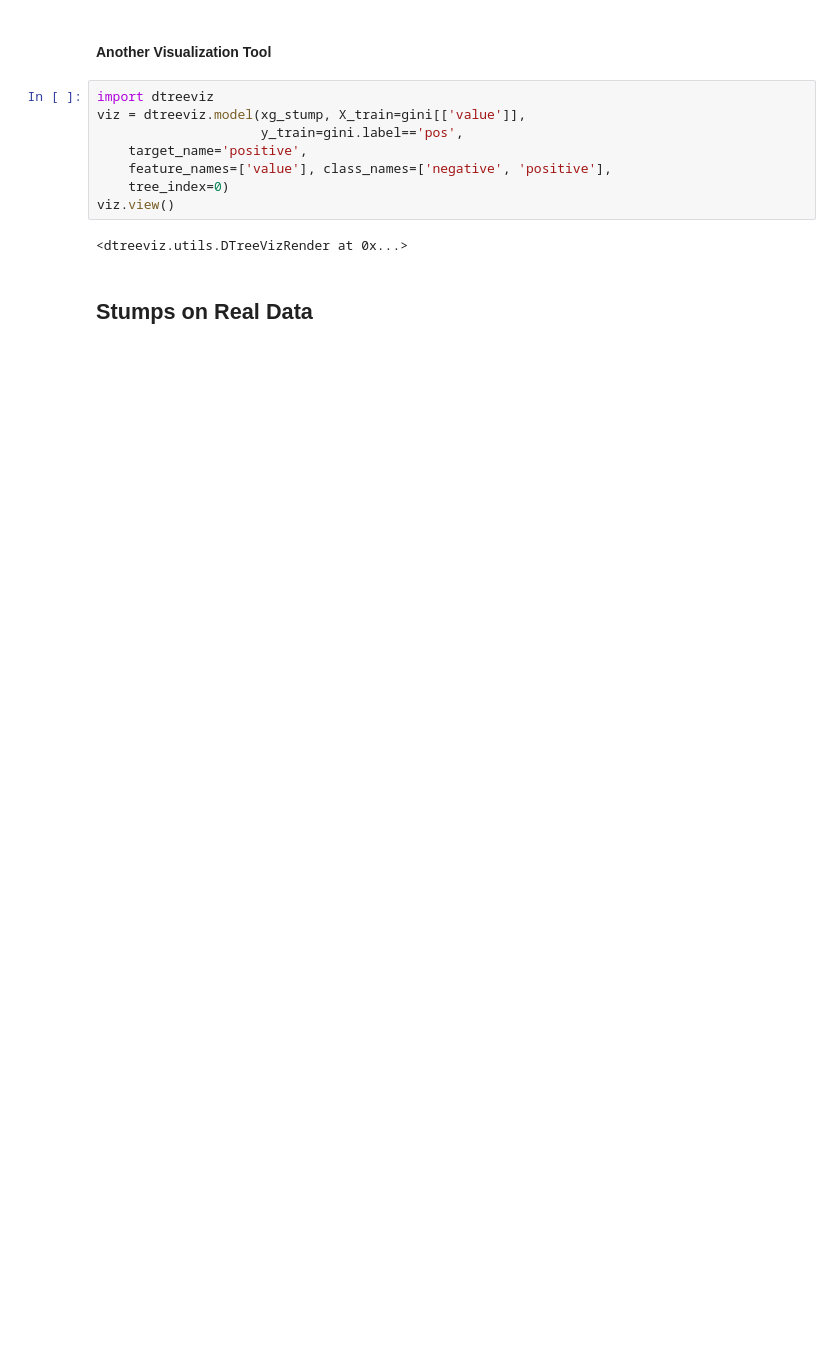
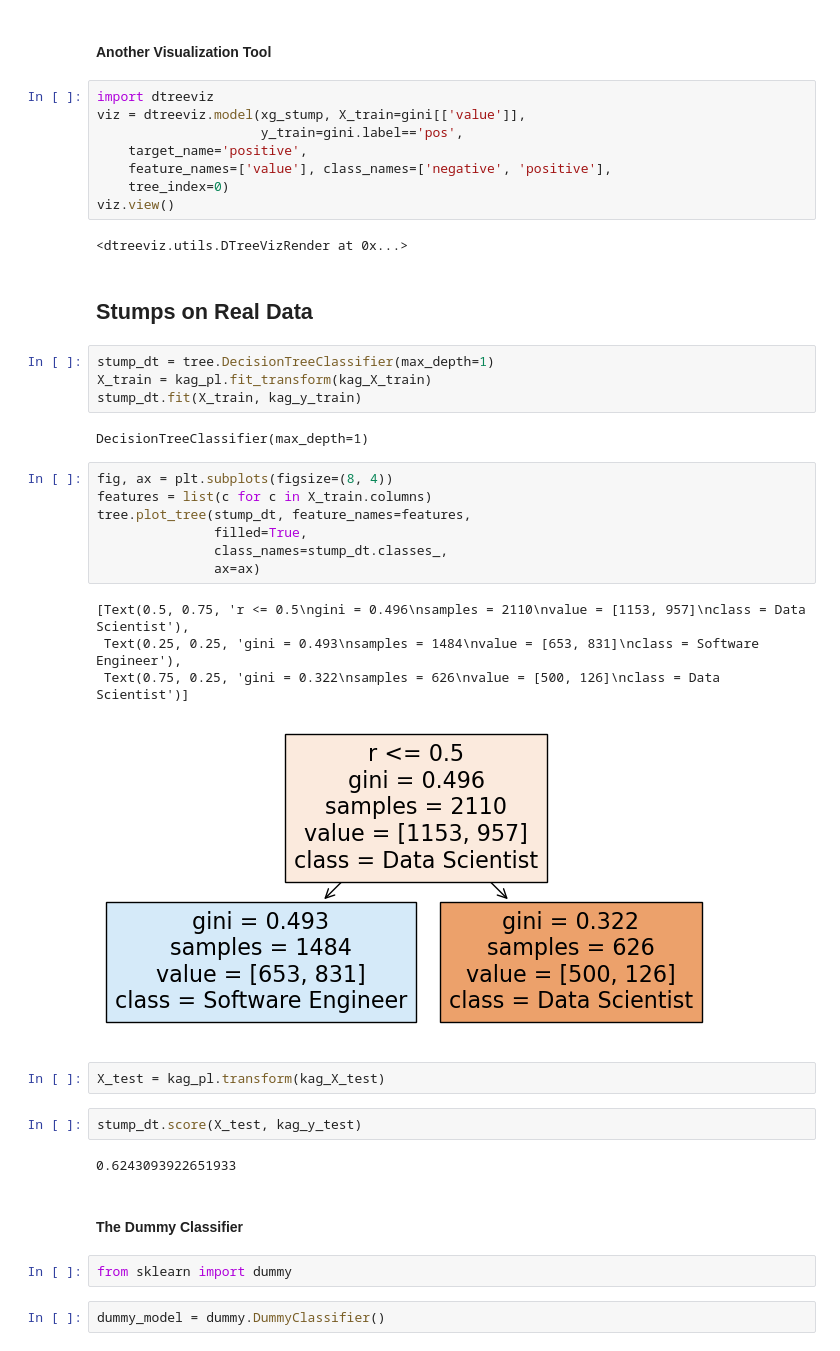
Before and after one commit to joakor89/effective_XGBoost, a Jupyter notebook: Effective XGBoost.ipynb, the cells around one changed output. Cells and saved outputs as stored; diff of their text form; blank space fills up the shorter version.

Commit message:
Stumps with XGBoost

```diff
--- a/Effective XGBoost.ipynb
+++ b/Effective XGBoost.ipynb
@@ -539,3 +530,33 @@ viz.view()
 <dtreeviz.utils.DTreeVizRender at 0x...>
 # %% [markdown]
 ## Stumps on Real Data
+# %%
+stump_dt = tree.DecisionTreeClassifier(max_depth=1)
+X_train = kag_pl.fit_transform(kag_X_train)
+stump_dt.fit(X_train, kag_y_train)
+# %% [output]
+DecisionTreeClassifier(max_depth=1)
+# %%
+fig, ax = plt.subplots(figsize=(8, 4))
+features = list(c for c in X_train.columns)
+tree.plot_tree(stump_dt, feature_names=features,
+               filled=True,
+               class_names=stump_dt.classes_,
+               ax=ax)
+# %% [output]
+[Text(0.5, 0.75, 'r <= 0.5\ngini = 0.496\nsamples = 2110\nvalue = [1153, 957]\nclass = Data Scientist'),
+ Text(0.25, 0.25, 'gini = 0.493\nsamples = 1484\nvalue = [653, 831]\nclass = Software Engineer'),
+ Text(0.75, 0.25, 'gini = 0.322\nsamples = 626\nvalue = [500, 126]\nclass = Data Scientist')]
+[figure, added]
+# %%
+X_test = kag_pl.transform(kag_X_test)
+# %%
+stump_dt.score(X_test, kag_y_test)
+# %% [output]
+0.6243093922651933
+# %% [markdown]
+#### The Dummy Classifier
+# %%
+from sklearn import dummy
+# %%
+dummy_model = dummy.DummyClassifier()
```
Also changed, not shown: parts of 26 cells of this notebook.
